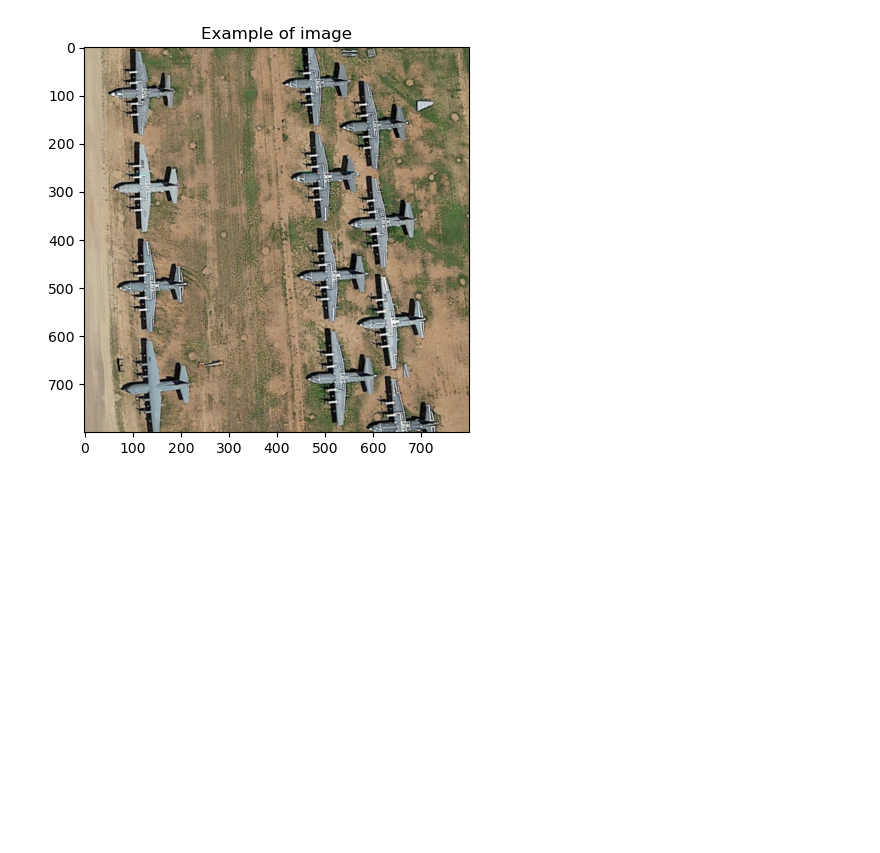
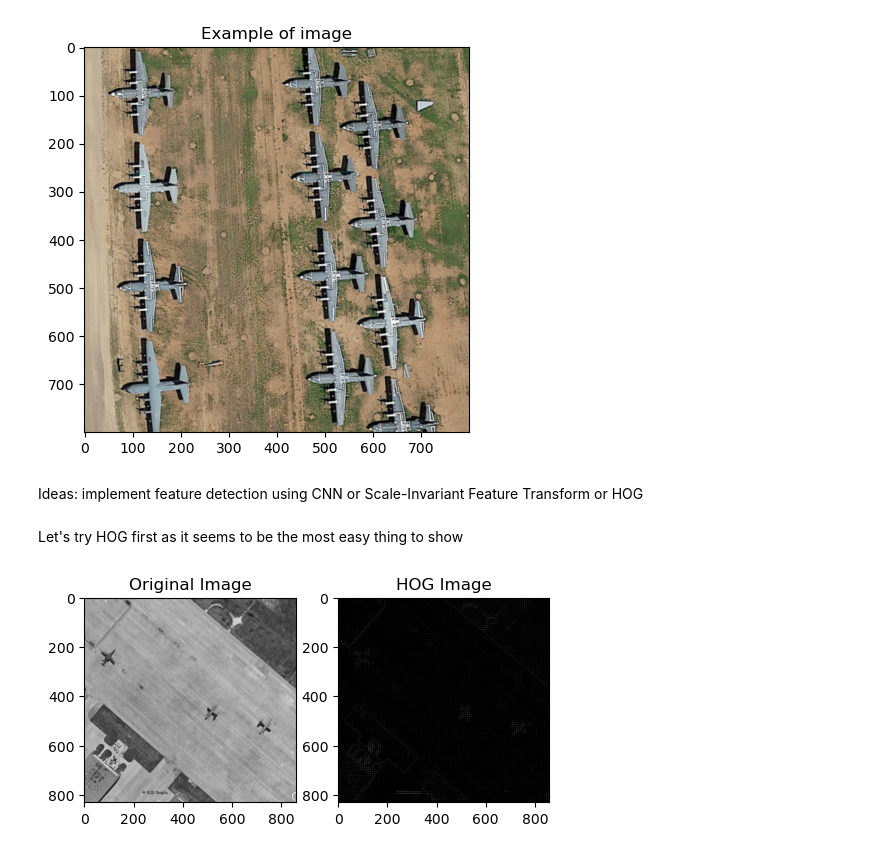
Before and after one commit to TimofiyJ/ML_Aircraft, a Jupyter notebook: main.ipynb, the cells around one changed output. Drawn from its saved outputs; the diff is of its cells as text; code cells hidden in the pictures; blank space fills up the shorter version.

Commit message:
feat(analyze data): try feature detection on images

```diff
--- a/main.ipynb
+++ b/main.ipynb
@@ -173,3 +216,24 @@ plt.show()
 # %% [output]
 (800, 800, 3)
 [figure]
+# %% [markdown]
+Ideas: implement feature detection using CNN or Scale-Invariant Feature Transform or HOG
+# %% [markdown]
+Let's try HOG first as it seems to be the most easy thing to show
+# %%
+image = cv2.imread(images[0], cv2.IMREAD_GRAYSCALE)
+
+features, hog_image = hog(image, pixels_per_cell=(8, 8), cells_per_block=(2, 2), visualize=True)
+
+plt.figure(figsize=(6, 6))
+plt.subplot(121)
+plt.imshow(image, cmap=plt.cm.gray)
+plt.title('Original Image')
+
+plt.subplot(122)
+plt.imshow(hog_image, cmap=plt.cm.gray)
+plt.title('HOG Image')
+
+plt.show()
+# %% [output]
+[figure, added]
```
Also changed, not shown: parts of 5 cells of this notebook.
